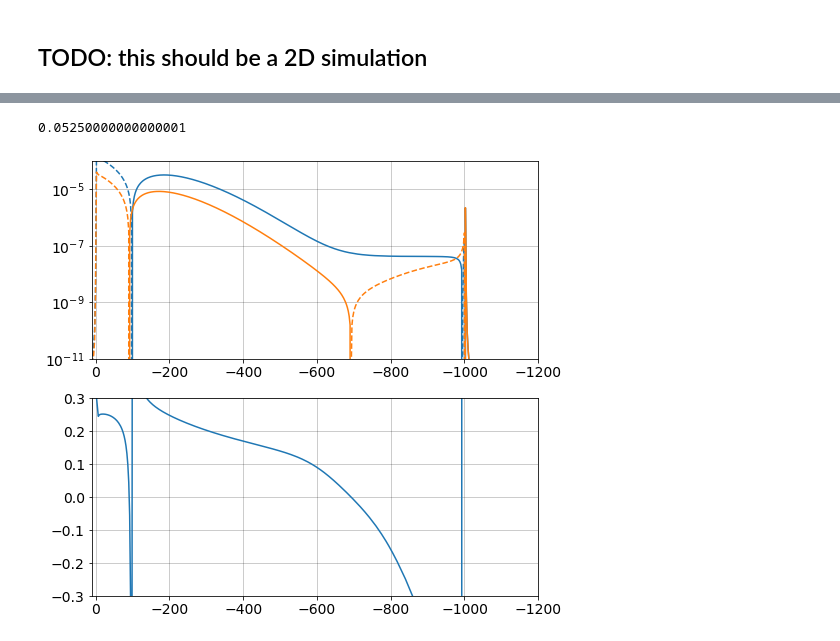
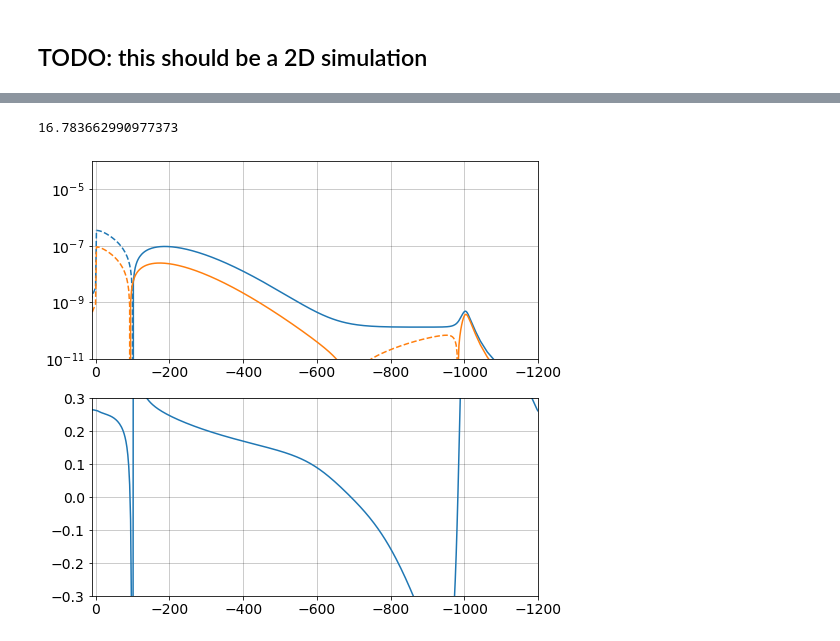
Before and after one commit to lheagy/heagy-2019-casing-ml, a Jupyter notebook: notebooks/TDEM_current_plots_src_term.ipynb, the cells around one changed output, grey strips where cells are left out. Saved outputs shown, nothing was run; the diff lists cells and outputs as text; code cells hidden in the pictures.

```diff
--- a/notebooks/TDEM_current_plots_src_term.ipynb
+++ b/notebooks/TDEM_current_plots_src_term.ipynb
@@ -264,6 +264,6 @@ for a, src in zip(ax, sources):
     meshGen.mesh.plotGrid(slice='theta', ax=a)
     src.plot(ax=a)
 
-    a.set_xlim([0., 1200])
-    a.set_ylim([-1000., 10.])
+    a.set_xlim([0., 0.5])
+    a.set_ylim([-10., 10.])
 # %% [output]
@@ -783,0 +750,25 @@ def plot_faces(src, tind, theta_ind=0, key="approx_casing", primary_key="casing"
+# %%
+fig, ax = plt.subplots(2, 3, figsize=(14, 6))
+
+ax[0, 0].semilogy(np.abs(jdiff_rhs_x))
+ax[0, 0].semilogy(np.abs(sm_rhs_x))
+ax[1, 0].semilogy(np.abs(sm_rhs_x - jdiff_rhs_x))
+
+ax[0, 1].semilogy(np.abs(jdiff_rhs_y))
+ax[0, 1].semilogy(np.abs(sm_rhs_y))
+ax[1, 1].semilogy(np.abs(sm_rhs_y - jdiff_rhs_y))
+
+ax[0, 2].semilogy(np.abs(jdiff_rhs_z))
+ax[0, 2].semilogy(np.abs(sm_rhs_z))
+ax[1, 2].semilogy(np.abs(sm_rhs_z - jdiff_rhs_z))
+
+for a in ax[:, 0]:
+    a.set_ylim([1, 1e7])
+
+for a in ax[:, 1]:
+    a.set_ylim([1e-2, 1e4])
+
+for a in ax[:, 2]:
+    a.set_ylim([1e2, 1e10])
+
+plt.tight_layout()
@@ -869,7 +942,7 @@ def compute_sm_source_term(src, key="approx_casing", primary_key="casing", safe=
     if safe is True:
         rinds = np.where(mesh.vectorNx[1:]<=radius)[0]
         rinds = slice(rinds[0], rinds[-1]+2)
-        zinds = np.where((mesh.vectorNz <= 0) & (mesh.vectorNz >= -model.casing_l))[0]
+        zinds = np.where((mesh.vectorNz < 0) & (mesh.vectorNz > -model.casing_l))[0]
         zinds = slice(zinds[0], zinds[-1]+2)
         sm = sm[rinds, zinds, :]
         R = np.squeeze(mesh.gridEy[:, 0].reshape(mesh.vnEy, order="F")[rinds, 0, zinds])
@@ -1240,7 +1299,8 @@ fields_discrep_corrected[:, f'{formulation}Solution', :] = f_discrep + fields_di
 new_model_names = ["discrepancy", "discrepancy_corrected"]
 survey_dict={key: sim.survey for key in model_names}
 for key, f in zip(new_model_names, [fields_discrep, fields_discrep_corrected]):
-    model_names.append(key)
+    if key not in model_names:
+        model_names.append(key)
     fields_dict[key] = f
     model_dict[key] = model_dict["approx_casing"]
     survey_dict[key] = sim_discrepancy.survey
@@ -1281,35 +1350,35 @@ interactive(children=(FloatText(value=1500.0, description='max_r'), FloatText(va
 
 # plt.plot()
 # %%
-xind = 20
+xind = 50
 thetaind = 3
 tind = 30
 src_ind = 0
 
 print(mesh.vectorNx[xind+1])
 
 j_diff = fields_dict["approx_casing"][survey.source_list[src_ind], 'j', tind] - fields_dict["casing"][survey.source_list[src_ind], 'j', tind]
 j_discrep = fields_dict["discrepancy"][survey_discrepancy.source_list[src_ind], 'j', tind]
 
 j_diff_x = j_diff[:mesh.vnE[0]].reshape(mesh.vnEx, order="F")
 j_discrep_x = j_discrep[:mesh.vnE[0]].reshape(mesh.vnEx, order="F")
 
 fig, ax = plt.subplots(2, 1, figsize=(8, 8))
 
 ax[0].semilogy(mesh.vectorNz, j_diff_x[xind, thetaind], "C0")
 ax[0].semilogy(mesh.vectorNz, -j_diff_x[xind, thetaind], "C0--")
 
 ax[0].semilogy(mesh.vectorNz, j_discrep_x[xind, thetaind], "C1")
 ax[0].semilogy(mesh.vectorNz, -j_discrep_x[xind, thetaind], "C1--")
 
 ax[1].plot(mesh.vectorNz, j_discrep_x[xind, thetaind]/j_diff_x[xind, thetaind] )
 
 ax[0].set_ylim([1e-11, 1e-4])
 ax[1].set_ylim(0.3*np.r_[-1, 1])
 
 for a in ax:
     a.grid(which="both", lw=0.5, alpha=0.4, color="k")
     a.set_xlim([10, -1200])
 # %% [output]
-0.05250000000000001
+16.783662990977373
-[figure, old version]
+[figure, new version]
```
Also changed, not shown: parts of 32 cells of this notebook.
